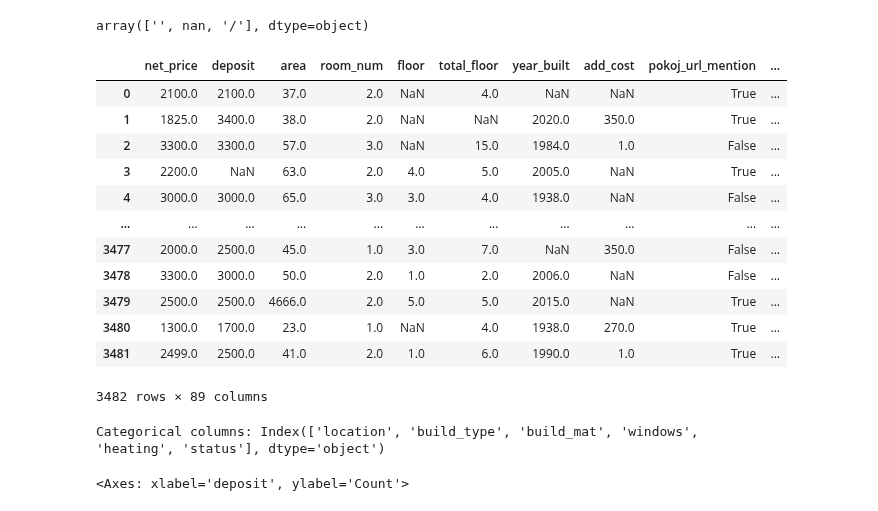
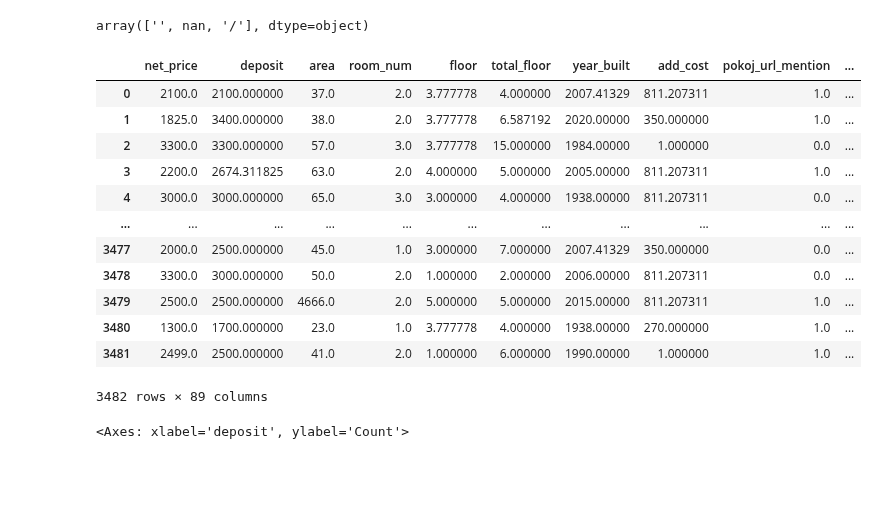
Before and after one commit to filki/Kaggle_Warsaw_rent_prices, a Jupyter notebook: starter.ipynb, the cells around one changed output. Saved outputs shown, nothing was run; the diff lists cells and outputs as text; code cells hidden in the pictures; blank space fills up the shorter version.

```diff
--- a/starter.ipynb
+++ b/starter.ipynb
@@ -578,27 +585,7 @@ array(['', nan, '/'], dtype=object)
 # %%
 df.drop(["agd","security","rest_info","add_info"], axis = 1, inplace = True)
 # %%
-pd.get_dummies(df)
+df_encoded = pd.get_dummies(df)
-# %% [output]
-|  | net_price | deposit | area | room_num | floor | total_floor | year_built | add_cost | pokoj_url_mention | ... |
-| 0 | 2100.0 | 2100.0 | 37.0 | 2.0 | NaN | 4.0 | NaN | NaN | True | ... |
-| 1 | 1825.0 | 3400.0 | 38.0 | 2.0 | NaN | NaN | 2020.0 | 350.0 | True | ... |
-| 2 | 3300.0 | 3300.0 | 57.0 | 3.0 | NaN | 15.0 | 1984.0 | 1.0 | False | ... |
-| 3 | 2200.0 | NaN | 63.0 | 2.0 | 4.0 | 5.0 | 2005.0 | NaN | True | ... |
-| 4 | 3000.0 | 3000.0 | 65.0 | 3.0 | 3.0 | 4.0 | 1938.0 | NaN | False | ... |
-| ... | ... | ... | ... | ... | ... | ... | ... | ... | ... | ... |
-| 3477 | 2000.0 | 2500.0 | 45.0 | 1.0 | 3.0 | 7.0 | NaN | 350.0 | False | ... |
-| 3478 | 3300.0 | 3000.0 | 50.0 | 2.0 | 1.0 | 2.0 | 2006.0 | NaN | False | ... |
-| 3479 | 2500.0 | 2500.0 | 4666.0 | 2.0 | 5.0 | 5.0 | 2015.0 | NaN | True | ... |
-| 3480 | 1300.0 | 1700.0 | 23.0 | 1.0 | NaN | 4.0 | 1938.0 | 270.0 | True | ... |
-| 3481 | 2499.0 | 2500.0 | 41.0 | 2.0 | 1.0 | 6.0 | 1990.0 | 1.0 | True | ... |
-3482 rows × 89 columns
-# %%
-categorical_columns = df.select_dtypes(include=['object', 'category']).columns
-print("Categorical columns:", categorical_columns)
-df.drop(categorical_columns, axis = 1, inplace = True)
-# %% [output]
-Categorical columns: Index(['location', 'build_type', 'build_mat', 'windows', 'heating', 'status'], dtype='object')
 # %%
 imp = SimpleImputer(missing_values =np.nan, strategy ='mean')
 # %%
@@ -610,3 +593,19 @@ for col in columns_to_clean:
+# %%
+imputed_df
+# %% [output]
+|  | net_price | deposit | area | room_num | floor | total_floor | year_built | add_cost | pokoj_url_mention | ... |
+| 0 | 2100.0 | 2100.000000 | 37.0 | 2.0 | 3.777778 | 4.000000 | 2007.41329 | 811.207311 | 1.0 | ... |
+| 1 | 1825.0 | 3400.000000 | 38.0 | 2.0 | 3.777778 | 6.587192 | 2020.00000 | 350.000000 | 1.0 | ... |
+| 2 | 3300.0 | 3300.000000 | 57.0 | 3.0 | 3.777778 | 15.000000 | 1984.00000 | 1.000000 | 0.0 | ... |
+| 3 | 2200.0 | 2674.311825 | 63.0 | 2.0 | 4.000000 | 5.000000 | 2005.00000 | 811.207311 | 1.0 | ... |
+| 4 | 3000.0 | 3000.000000 | 65.0 | 3.0 | 3.000000 | 4.000000 | 1938.00000 | 811.207311 | 0.0 | ... |
+| ... | ... | ... | ... | ... | ... | ... | ... | ... | ... | ... |
+| 3477 | 2000.0 | 2500.000000 | 45.0 | 1.0 | 3.000000 | 7.000000 | 2007.41329 | 350.000000 | 0.0 | ... |
+| 3478 | 3300.0 | 3000.000000 | 50.0 | 2.0 | 1.000000 | 2.000000 | 2006.00000 | 811.207311 | 0.0 | ... |
+| 3479 | 2500.0 | 2500.000000 | 4666.0 | 2.0 | 5.000000 | 5.000000 | 2015.00000 | 811.207311 | 1.0 | ... |
+| 3480 | 1300.0 | 1700.000000 | 23.0 | 1.0 | 3.777778 | 4.000000 | 1938.00000 | 270.000000 | 1.0 | ... |
+| 3481 | 2499.0 | 2500.000000 | 41.0 | 2.0 | 1.000000 | 6.000000 | 1990.00000 | 1.000000 | 1.0 | ... |
+3482 rows × 89 columns
 # %%
 sns.histplot(data = imputed_df, x = "deposit")
 # %% [output]
```
Also changed, not shown: parts of 18 cells of this notebook.
